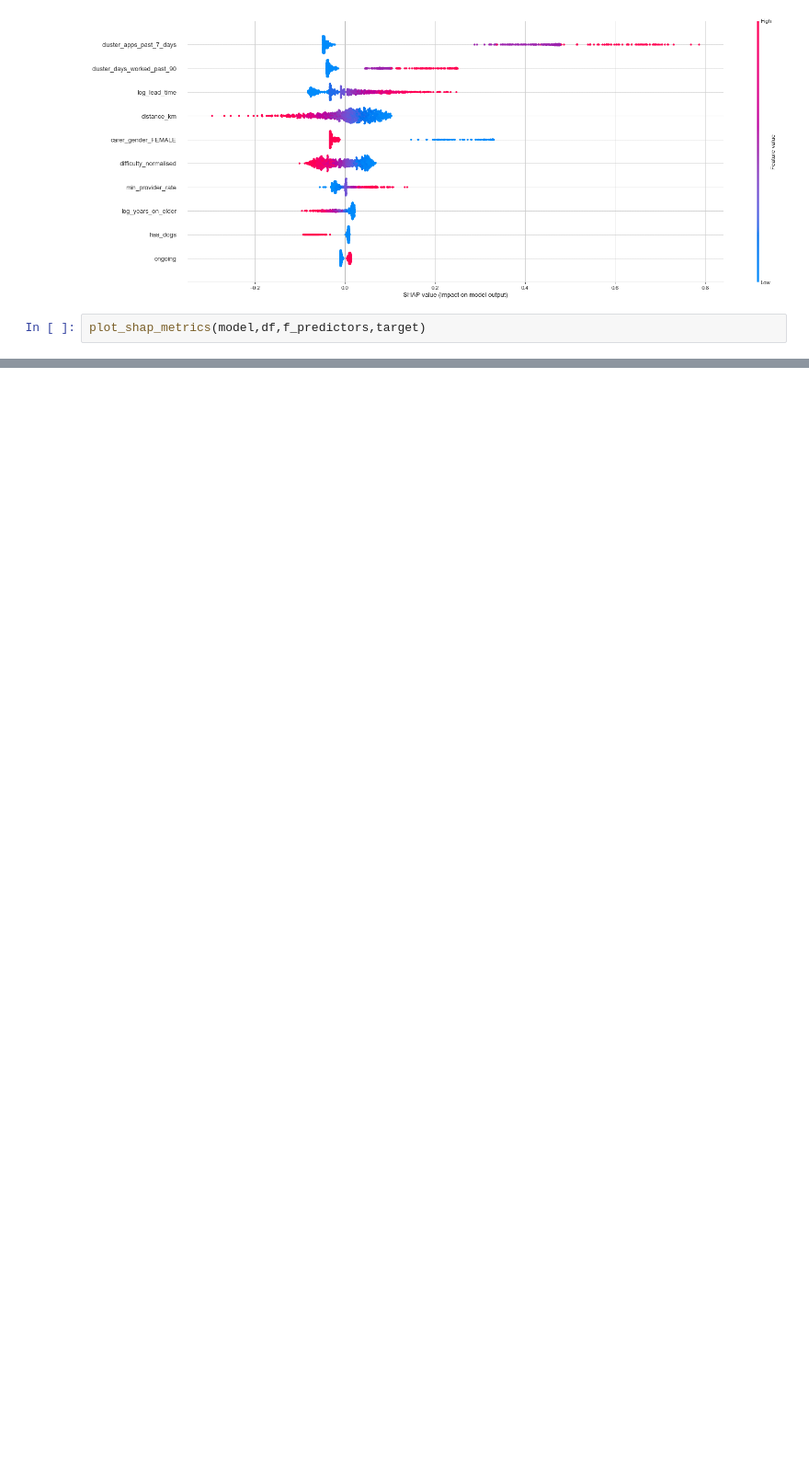
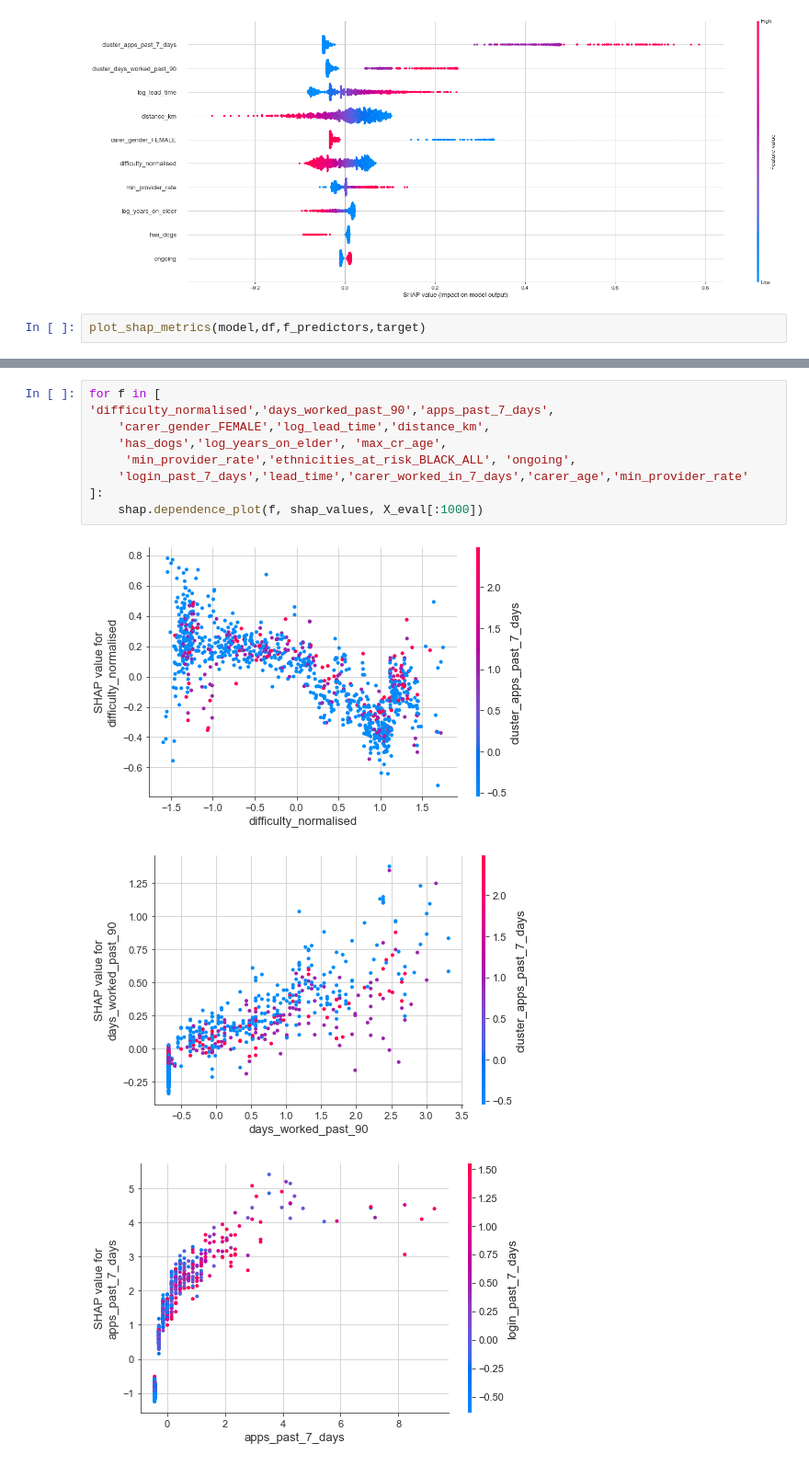
Before and after one commit to bonaventura-elder/carer_targeting, a Jupyter notebook: src/training.ipynb, the cells around one changed output, grey strips where cells are left out. Shown at 92% size. Drawn from its saved outputs; the diff is of its cells as text; blank space fills up the shorter version.

```diff
--- a/src/training.ipynb
+++ b/src/training.ipynb
@@ -739,0 +819,13 @@ plot_shap_metrics(model,df,f_predictors,target)
+# %%
+for f in [
+'difficulty_normalised','days_worked_past_90','apps_past_7_days',
+    'carer_gender_FEMALE','log_lead_time','distance_km',
+    'has_dogs','log_years_on_elder', 'max_cr_age',
+     'min_provider_rate','ethnicities_at_risk_BLACK_ALL', 'ongoing',
+    'login_past_7_days','lead_time','carer_worked_in_7_days','carer_age','min_provider_rate'
+]:
+    shap.dependence_plot(f, shap_values, X_eval[:1000])
+# %% [output]
+[figure, added]
+[figure, added]
+[figure, added]
```
Also changed, not shown: parts of 37 cells of this notebook, 3 other files.
